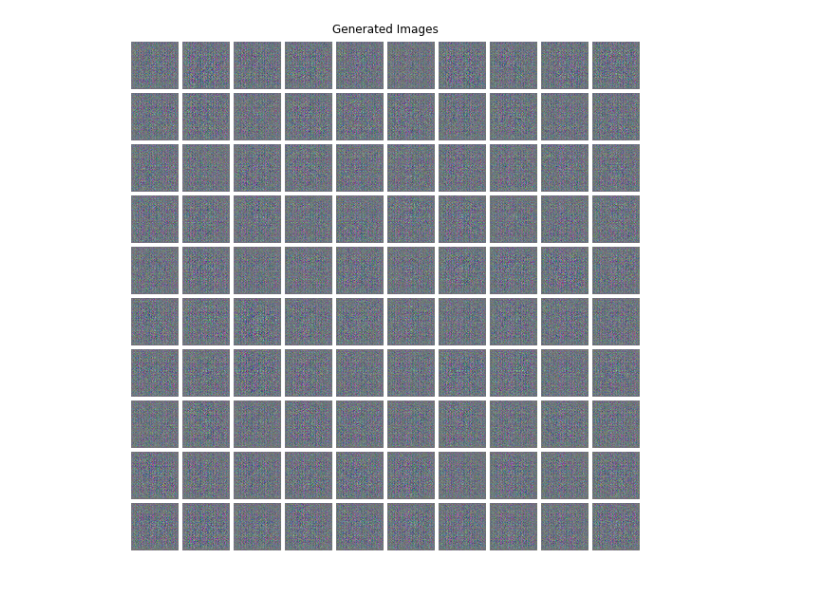
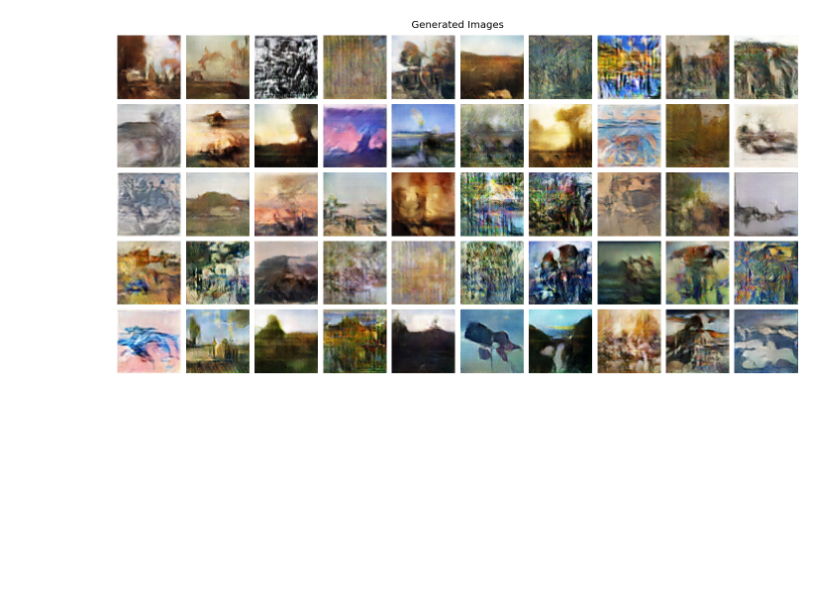
Before and after one commit to mvhel/GANasso, a Jupyter notebook: ACGAN.ipynb, the cells around one changed output. Drawn from its saved outputs; the diff is of its cells as text; code cells hidden in the pictures; blank space fills up the shorter version.

```diff
--- a/ACGAN.ipynb
+++ b/ACGAN.ipynb
@@ -232,7 +207,7 @@ print('Input:',inp_tensor.shape)
 #print('onehot:',y_label[0],'\nlabel: ',labels[0],'\n')
 
 
-D = Discriminator()
+D = Discriminator(batch_size=batch_size)
 print(D)
 predictions_real, predictions_labels = D(inp_tensor)
 
@@ -380,4 +358,21 @@ max_epoch = 1000
 path1 = F"/content/gdrive/My Drive/Colab Notebooks/ACGAN"
+# %%
+# Toy function for plotting the gradient flows during the training:
+def plot_grad_flow1(named_parameters):
+    ave_grads = []
+    layers = []
+    for n, p in named_parameters:
+        if(p.requires_grad) and ("bias" not in n):
+            layers.append(n)
+            ave_grads.append(p.grad.abs().mean())
+    plt.plot(ave_grads, alpha=0.3, color="b")
+    plt.hlines(0, 0, len(ave_grads)+1, linewidth=1, color="k" )
+    plt.xticks(range(0,len(ave_grads), 1), layers, rotation="vertical")
+    plt.xlim(left=0, right=len(ave_grads))
+    plt.xlabel("Layers")
+    plt.ylabel("average gradient")
+    plt.title("Gradient flow")
+    plt.grid(True)
 # %%
 G_losses = []
 D_losses = []
@@ -530,23 +543,48 @@ plt.show()
 # %%
-## Luodaan kuvia:
+## Loading a model for testing/evaluation:
+
+gen_filename = 'G--151.ckpt'
+disc_filename = 'D--151.ckpt'
+
+path1 = F"./{gen_filename}"
+path2 = F"./{disc_filename}"
+
+G = Generator(ngf=ngf,num_classes=num_labels,batch_size=batch_size).to(DEVICE)
+G.load_state_dict(torch.load(path1,map_location='cpu'))
+
+D = Discriminator(ndf=ndf,batch_size=batch_size,num_classes = num_labels).to(DEVICE)
+D.load_state_dict(torch.load(path2,map_location='cpu'))
+
 onehot = torch.zeros(num_labels, num_labels)
 onehot = onehot.scatter_(1, torch.LongTensor([range(num_labels)]).view(num_labels,1), 1).view(num_labels, num_labels, 1, 1)
-batch_size = 100
+batch_size = 50
+
 G.eval()
+
+
+
+
 z = torch.randn((batch_size, 100, 1, 1))
 z = Variable(z.to(DEVICE))
-y_rand = (torch.rand(batch_size, 1) * num_labels).type(torch.LongTensor).squeeze()
-y_rand = torch.ones(batch_size,1).type(torch.LongTensor).squeeze() * 3# specific label
-y_label = onehot[y_rand]
-y_label = Variable(y_label.to(DEVICE))
-with torch.no_grad():
-    fake_images = G(z,y_label).detach().cpu()
 
-plt.figure(figsize=(10,10))
-plt.axis("off")
-plt.title("Generated Images")
-plt.imshow(np.transpose(vutils.make_grid(fake_images.to(DEVICE), padding=5,pad_value = 1, nrow = 10, normalize=True).cpu(),(1,2,0)))
-plt.show()
-a = G.train()
+
+
+for i in range(1):
+
+    y_rand = torch.ones(batch_size,1).type(torch.LongTensor).squeeze() * 0 # specific label
+    y_label = onehot[y_rand]
+    y_label = Variable(y_label.to(DEVICE))
+
+
+
+
+    with torch.no_grad():
+        fake_images = G(z,y_label).detach().cpu()
+
+    plt.figure(figsize=(25,25))
+    plt.axis("off")
+    plt.title("Generated Images",FontSize=20)
+    plt.imshow(np.transpose(vutils.make_grid(fake_images.to(DEVICE), padding=5,pad_value = 1, nrow = 10, normalize=True).cpu(),(1,2,0)))
+    plt.show()
 # %% [output]
-[figure, old version]
+[figure, new version]
```
Also changed, not shown: parts of 19 cells of this notebook, 1 other file.
